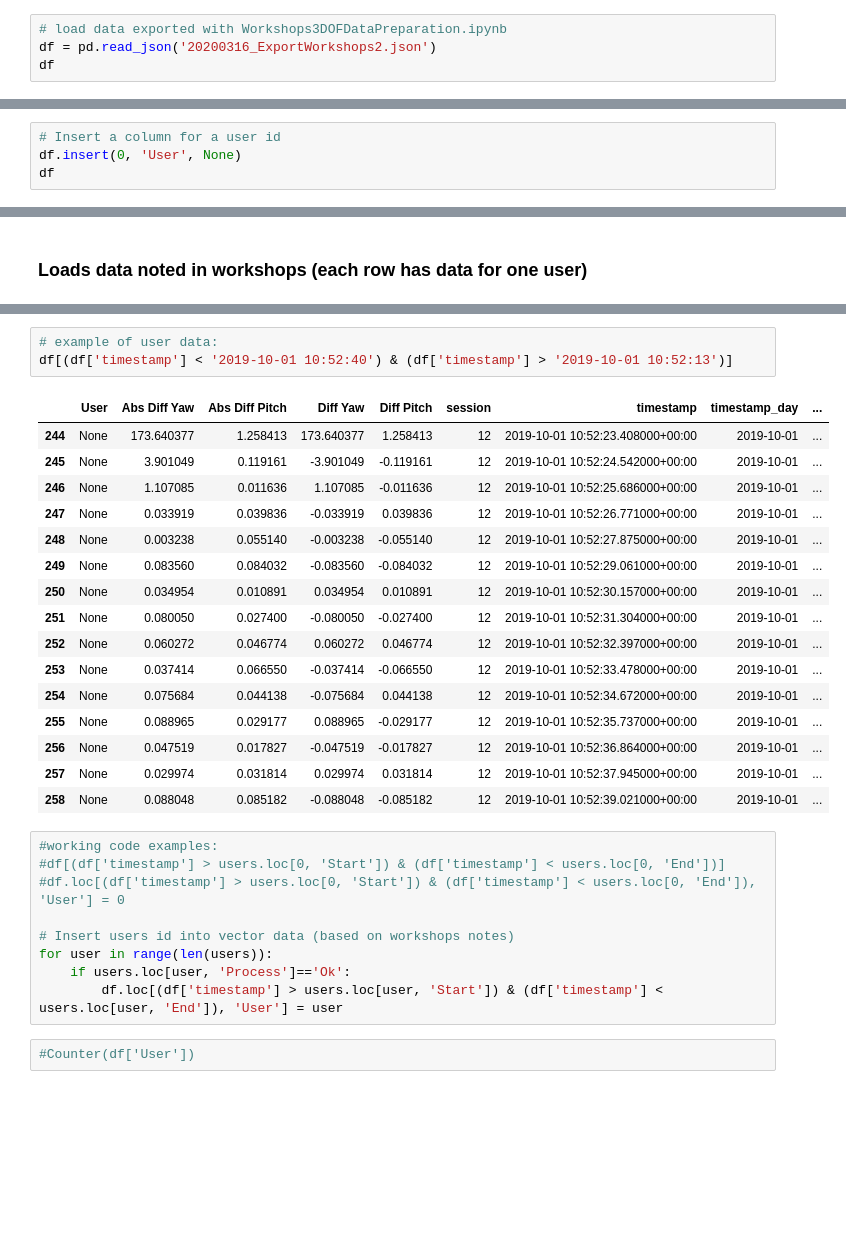
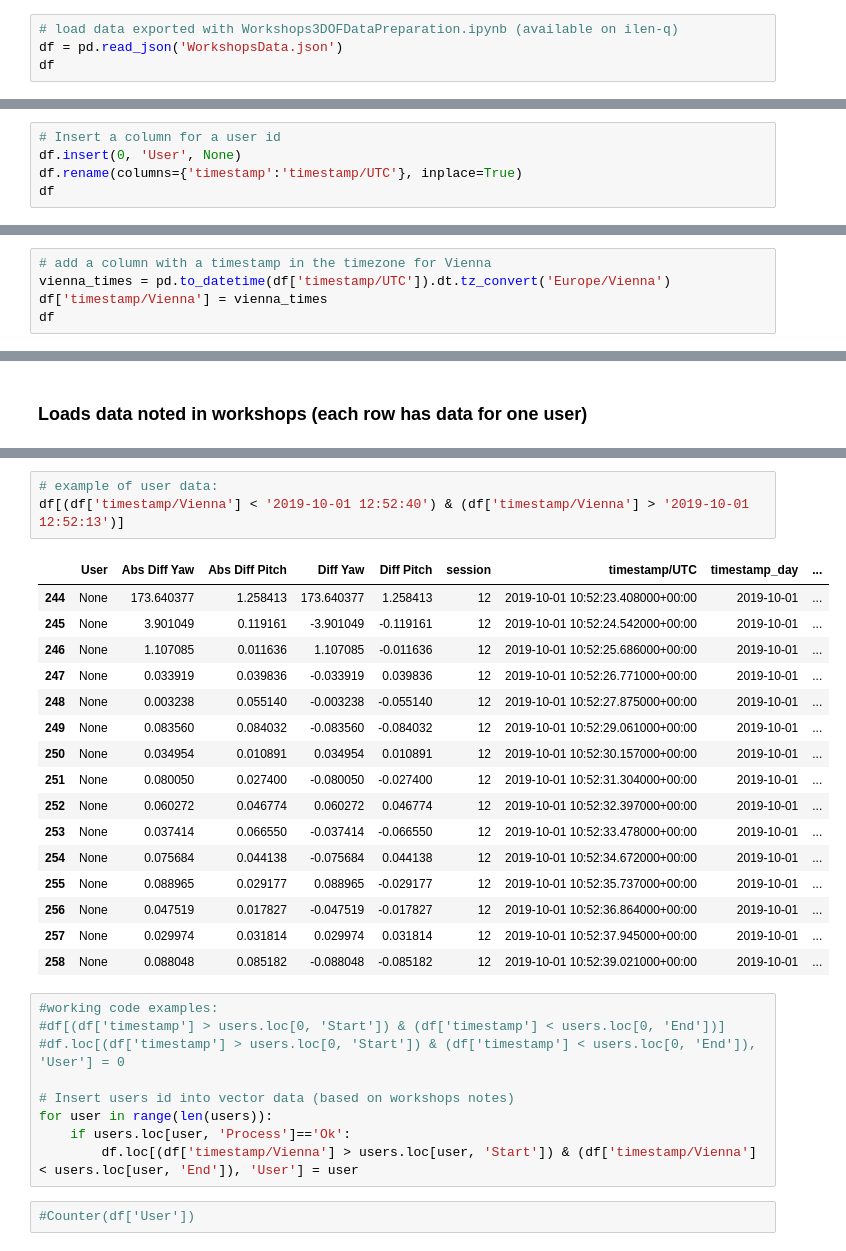
Before and after one commit to boku-ilen/darknet, a Jupyter notebook: _3DOFAnalysis/Workshops3DOFDataAnalysis.ipynb, the cells around one changed output, grey strips where cells are left out. Cells and saved outputs as stored; diff of their text form; blank space fills up the shorter version.

```diff
--- a/_3DOFAnalysis/Workshops3DOFDataAnalysis.ipynb
+++ b/_3DOFAnalysis/Workshops3DOFDataAnalysis.ipynb
@@ -17,8 +17,8 @@ import plotly.express as px
 
 #### At the end 11 users datasets are remaining. However, this data is also incomplete. Probably because of the error with pitch < 0, all such data is missing, so there are up to 30-40 sec periods when no angle data is available (should be saved each second)
 # %%
-# load data exported with Workshops3DOFDataPreparation.ipynb
-df = pd.read_json('20200316_ExportWorkshops2.json')
+# load data exported with Workshops3DOFDataPreparation.ipynb (available on ilen-q)
+df = pd.read_json('WorkshopsData.json')
 df
 # %% [output]
 |  | Abs Diff Yaw | Abs Diff Pitch | Diff Yaw | Diff Pitch | session | timestamp | timestamp_day | Yaw | ... |
@@ -39,5 +39,6 @@ df
 # %%
 # Insert a column for a user id
 df.insert(0, 'User', None)
+df.rename(columns={'timestamp':'timestamp/UTC'}, inplace=True)
 df
 # %% [output]
@@ -54,3 +55,8 @@ df
 | 20898 | None | 4.135368 | 7.193397 | 4.135368 | -7.193397 | 25 | 2019-10-15 17:11:19.662000+00:00 | 2019-10-15 | ... |
 | 20899 | None | 4.910457 | 6.041343 | -4.910457 | 6.041343 | 25 | 2019-10-15 17:11:20.816000+00:00 | 2019-10-15 | ... |
 20900 rows × 11 columns
+# %%
+# add a column with a timestamp in the timezone for Vienna
+vienna_times = pd.to_datetime(df['timestamp/UTC']).dt.tz_convert('Europe/Vienna')
+df['timestamp/Vienna'] = vienna_times
+df
@@ -81,9 +95,9 @@ users
 67 rows × 4 columns
 # %%
 # example of user data:
-df[(df['timestamp'] < '2019-10-01 10:52:40') & (df['timestamp'] > '2019-10-01 10:52:13')]
+df[(df['timestamp/Vienna'] < '2019-10-01 12:52:40') & (df['timestamp/Vienna'] > '2019-10-01 12:52:13')]
 # %% [output]
-|  | User | Abs Diff Yaw | Abs Diff Pitch | Diff Yaw | Diff Pitch | session | timestamp | timestamp_day | ... |
+|  | User | Abs Diff Yaw | Abs Diff Pitch | Diff Yaw | Diff Pitch | session | timestamp/UTC | timestamp_day | ... |
 | 244 | None | 173.640377 | 1.258413 | 173.640377 | 1.258413 | 12 | 2019-10-01 10:52:23.408000+00:00 | 2019-10-01 | ... |
 | 245 | None | 3.901049 | 0.119161 | -3.901049 | -0.119161 | 12 | 2019-10-01 10:52:24.542000+00:00 | 2019-10-01 | ... |
 | 246 | None | 1.107085 | 0.011636 | 1.107085 | -0.011636 | 12 | 2019-10-01 10:52:25.686000+00:00 | 2019-10-01 | ... |
@@ -107,7 +121,7 @@ df[(df['timestamp'] < '2019-10-01 10:52:40') & (df['timestamp'] > '2019-10-01 10
 # Insert users id into vector data (based on workshops notes)
 for user in range(len(users)):
     if users.loc[user, 'Process']=='Ok':
-        df.loc[(df['timestamp'] > users.loc[user, 'Start']) & (df['timestamp'] < users.loc[user, 'End']), 'User'] = user
+        df.loc[(df['timestamp/Vienna'] > users.loc[user, 'Start']) & (df['timestamp/Vienna'] < users.loc[user, 'End']), 'User'] = user
 # %%
 #Counter(df['User'])
 # %% [markdown]
```
Also changed, not shown: parts of 20 cells of this notebook, 2 other files.
